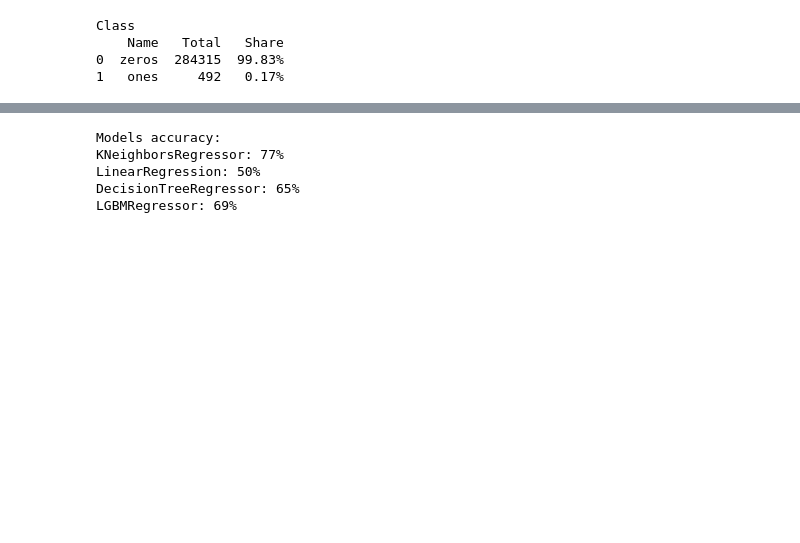
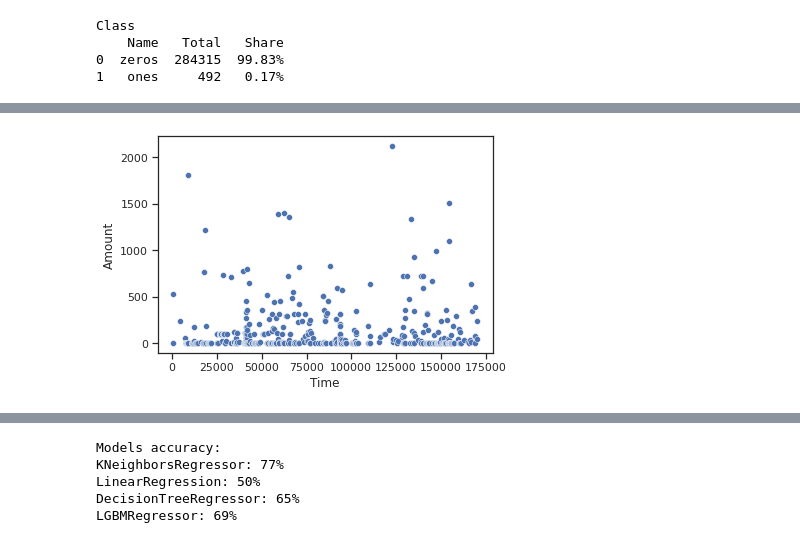
Before and after one commit to Abdulhay004/my_paypal, a Jupyter notebook: my_paypal.ipynb, the cells around one changed output, grey strips where cells are left out. Drawn from its saved outputs; the diff is of its cells as text; code cells hidden in the pictures; blank space fills up the shorter version.

```diff
--- a/my_paypal.ipynb
+++ b/my_paypal.ipynb
@@ -328,0 +349,6 @@ fraud_and_quantity(class_1)
+# %%
+data = PayPal.data_head()
+class_1 = data[data.Class == 1]
+class_0 = data[data.Class == 0]
+v_froud = class_1[class_1.columns[1:29]]
+v__0 = class_0[class_0.columns[1:29]]
@@ -328,0 +379,9 @@ fraud_and_quantity(class_1)
+# %%
+def legal(class_1):
+  sns.scatterplot(x = 'Time', y = 'Amount', data=class_1)
+  plt.show()
+
+
+legal(class_1)
+# %% [output]
+[figure, added]
```
Also changed, not shown: parts of 21 cells of this notebook.
